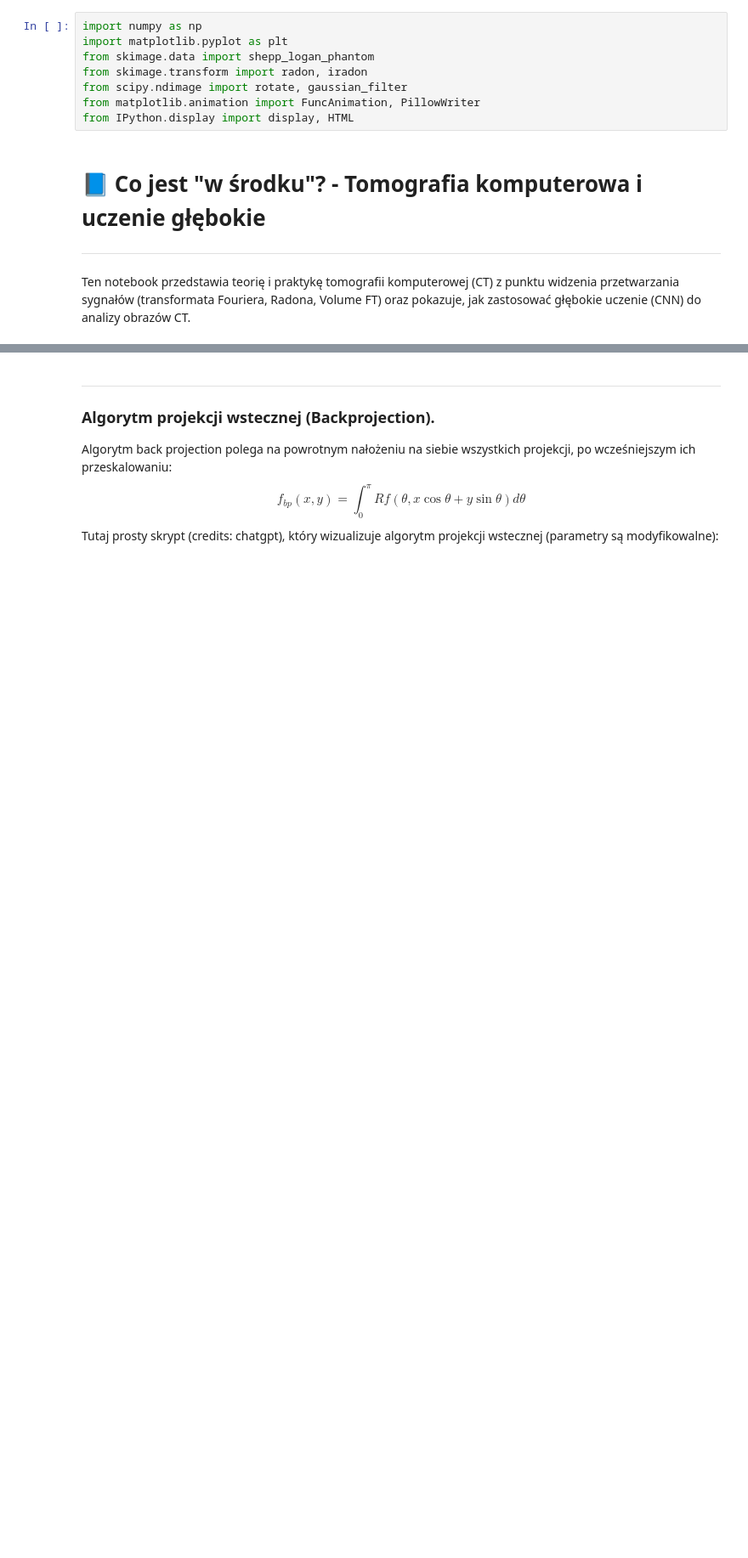
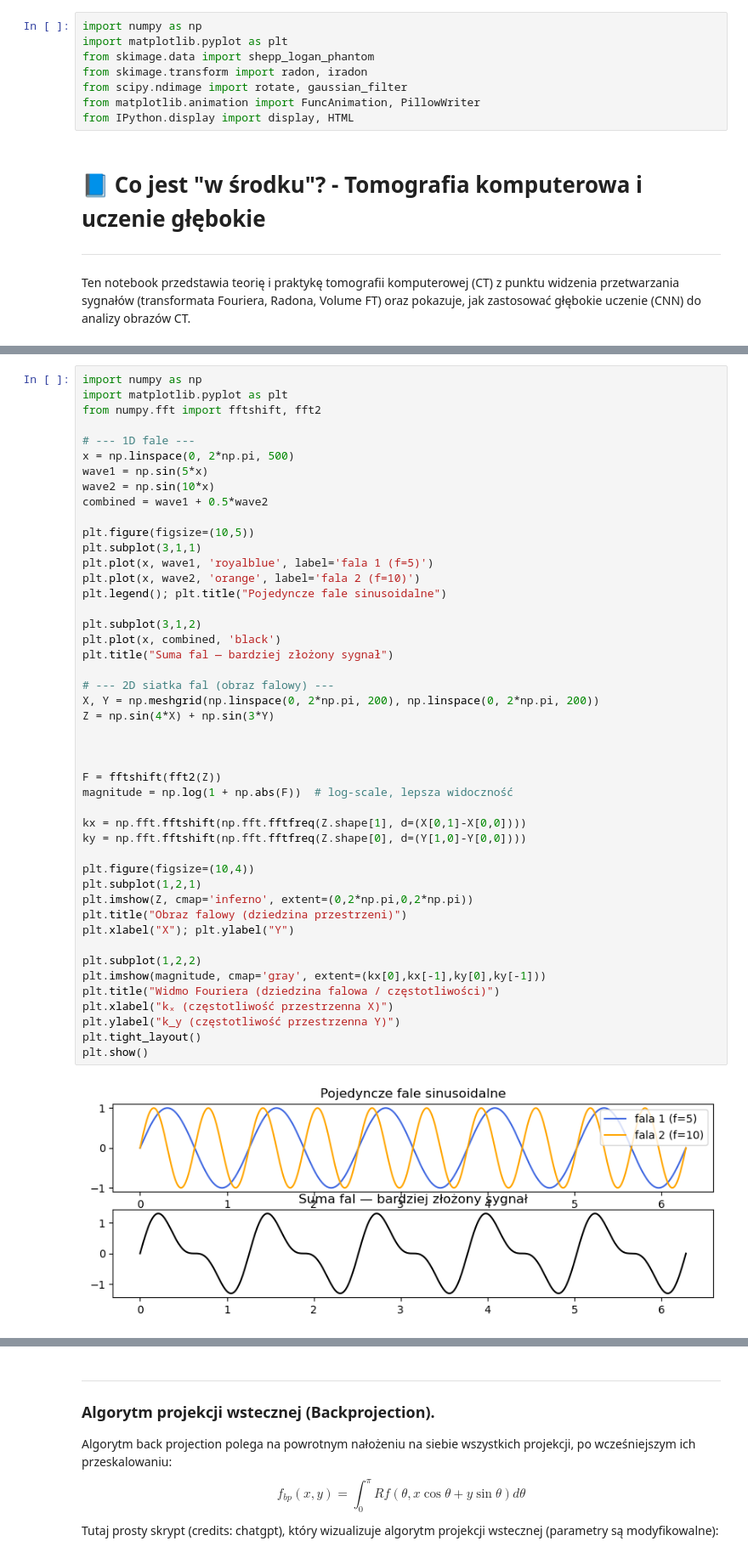
Before and after one commit to FBI223/TOMOGRAFIA_UCZENIE_GLEBOKICH, a Jupyter notebook: LOCAL/notebook.ipynb, the cells around one changed output, grey strips where cells are left out. Shown at 85% size. Drawn from its saved outputs; the diff is of its cells as text; blank space fills up the shorter version.

```diff
--- a/LOCAL/notebook.ipynb
+++ b/LOCAL/notebook.ipynb
@@ -193,0 +161,48 @@ W uproszczeniu:
+# %%
+import numpy as np
+import matplotlib.pyplot as plt
+from numpy.fft import fftshift, fft2
+
+# --- 1D fale ---
+x = np.linspace(0, 2*np.pi, 500)
+wave1 = np.sin(5*x)
+wave2 = np.sin(10*x)
+combined = wave1 + 0.5*wave2
+
+plt.figure(figsize=(10,5))
+plt.subplot(3,1,1)
+plt.plot(x, wave1, 'royalblue', label='fala 1 (f=5)')
+plt.plot(x, wave2, 'orange', label='fala 2 (f=10)')
+plt.legend(); plt.title("Pojedyncze fale sinusoidalne")
+
+plt.subplot(3,1,2)
+plt.plot(x, combined, 'black')
+plt.title("Suma fal — bardziej złożony sygnał")
+
+# --- 2D siatka fal (obraz falowy) ---
+X, Y = np.meshgrid(np.linspace(0, 2*np.pi, 200), np.linspace(0, 2*np.pi, 200))
+Z = np.sin(4*X) + np.sin(3*Y)
+
+
+
+F = fftshift(fft2(Z))
+magnitude = np.log(1 + np.abs(F))  # log-scale, lepsza widoczność
+
+kx = np.fft.fftshift(np.fft.fftfreq(Z.shape[1], d=(X[0,1]-X[0,0])))
+ky = np.fft.fftshift(np.fft.fftfreq(Z.shape[0], d=(Y[1,0]-Y[0,0])))
+
+plt.figure(figsize=(10,4))
+plt.subplot(1,2,1)
+plt.imshow(Z, cmap='inferno', extent=(0,2*np.pi,0,2*np.pi))
+plt.title("Obraz falowy (dziedzina przestrzeni)")
+plt.xlabel("X"); plt.ylabel("Y")
+
+plt.subplot(1,2,2)
+plt.imshow(magnitude, cmap='gray', extent=(kx[0],kx[-1],ky[0],ky[-1]))
+plt.title("Widmo Fouriera (dziedzina falowa / częstotliwości)")
+plt.xlabel("kₓ (częstotliwość przestrzenna X)")
+plt.ylabel("k_y (częstotliwość przestrzenna Y)")
+plt.tight_layout()
+plt.show()
+# %% [output]
+[figure, added]
```
Also changed, not shown: parts of 14 cells of this notebook, 10 other files.
